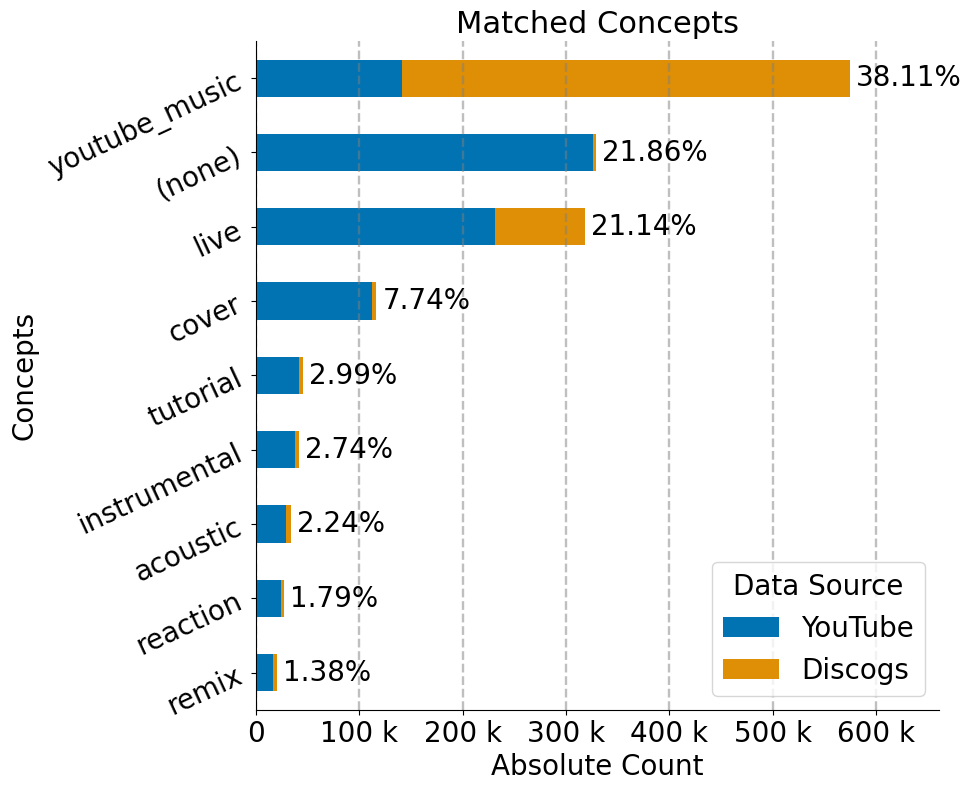
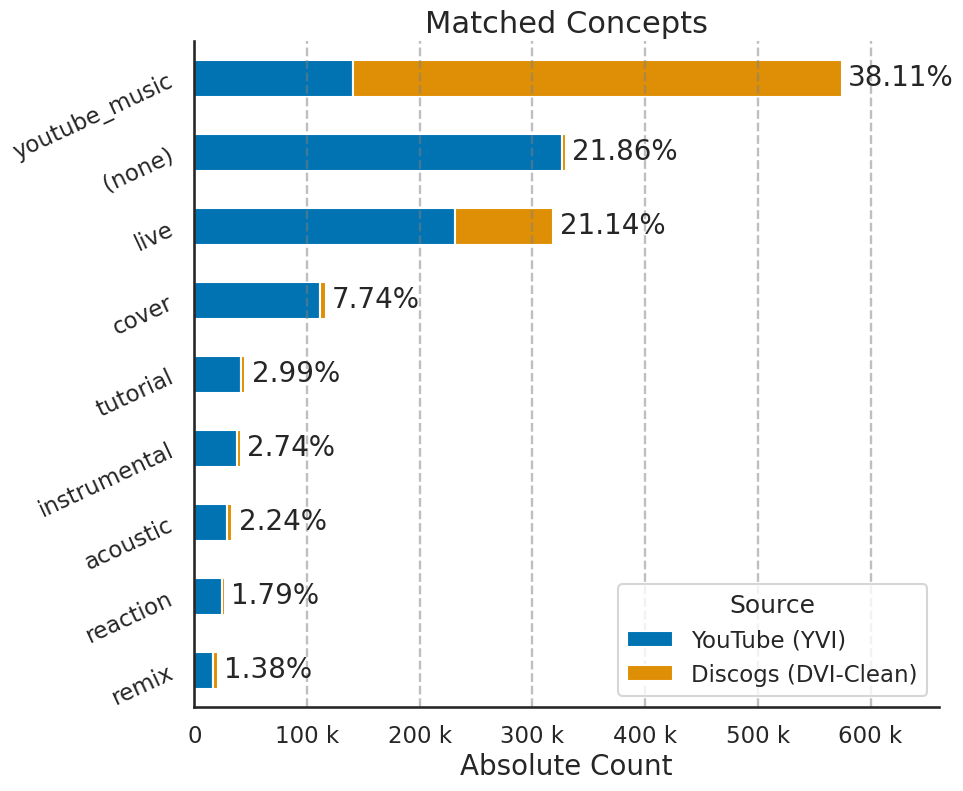
Code edit (unified diff) that turned the first committed figure into the second:
--- before
+++ after
@@ -4,5 +4,5 @@
 
 sns.set_palette("colorblind")
-
+sns.set_style(style="white")
 
 def plot_string_counts_barh(df, label_name, top_n=None, out_file=None, hue=None, stacked=True):
@@ -63,4 +63,5 @@
     ax.invert_yaxis()
     plt.yticks(rotation=25)
+    plt.ylabel("")
 
     ax.spines['top'].set_visible(False)
@@ -76,4 +77,5 @@
     plt.show()
 
-plot_string_counts_barh(df, "Concepts", top_n=20, out_file="figures/matched_concepts.pdf", hue="Data Source", 
+plot_string_counts_barh(df, "Concepts", top_n=20, out_file="figures/matched_concepts.pdf", hue="Source", 
                         stacked=True)
+

Commit: changed label name